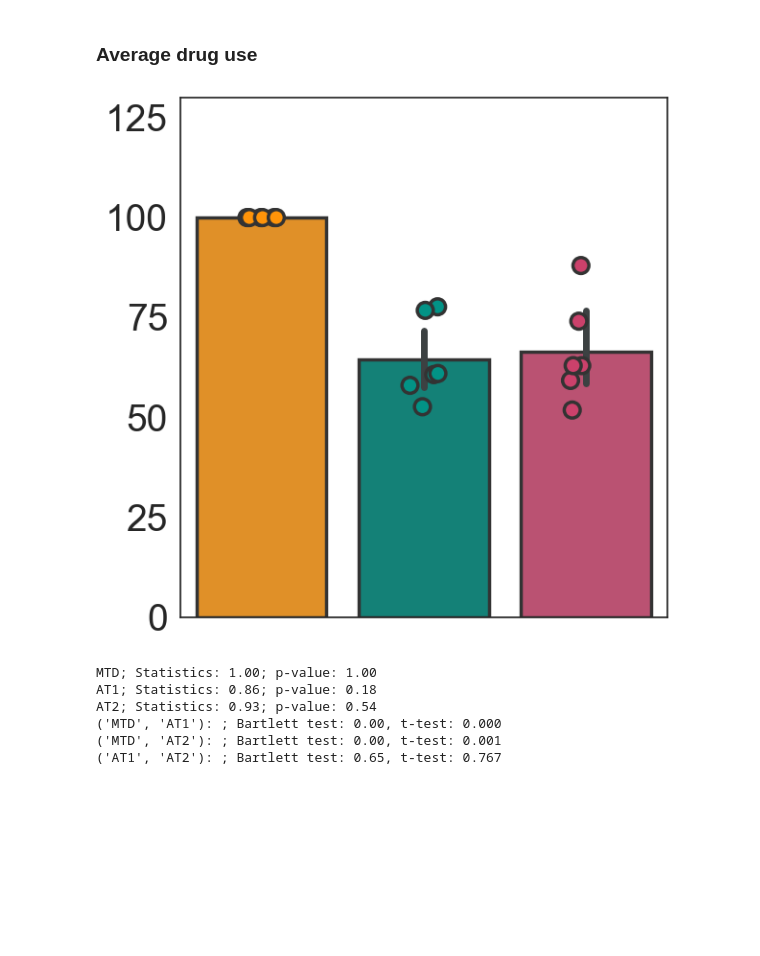
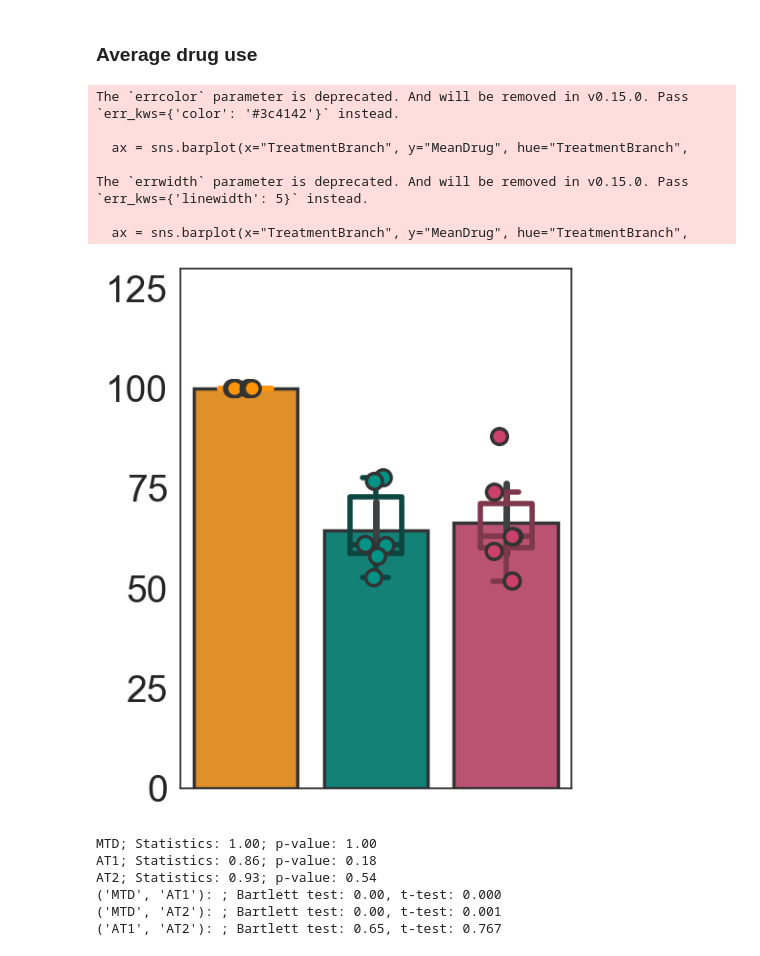
Before and after one commit to MathOnco/PARPi_Model, a Jupyter notebook: jnb_figure6.ipynb, the cells around one changed output. Saved outputs shown, nothing was run; the diff lists cells and outputs as text; code cells hidden in the pictures; blank space fills up the shorter version.

Commit message:
Changed bar plots to box plots according to Cell System requirements.

```diff
--- a/jnb_figure6.ipynb
+++ b/jnb_figure6.ipynb
@@ -84,11 +84,12 @@ algorithmSpecsDic = {"AT1":{'atThreshold':0., 'doseList':[0,12.5,25,50,100],
 # %%
 tmpDfList = []
 tmpDicList = []
+tmpDrugList = []
 for algorithm in list(algorithmSpecsDic.keys()):
     # Simulate
     atToProfile = algorithm if algorithm!="CT" else "AT1"
     tmpDf, trajectoriesMat = compute_confidenceInterval_prediction(fitObj=fitObj,
-                                                 bootstrapResultsDf=treatmentModelBootstrapsDf[:25],#[:n_bootstraps],xxx
+                                                 bootstrapResultsDf=treatmentModelBootstrapsDf[:n_bootstraps],
                                                  atToProfile=atToProfile,
                                                  at_kws=algorithmSpecsDic[algorithm],
                                                  initialConditionsList={"P0":(1-fA)*n0, "A0":fA*n0},
@@ -108,11 +109,17 @@ for algorithm in list(algorithmSpecsDic.keys()):
                                                        (1 - ci_significanceLevel) * 100 / 2),
                        "CI_Upper_Bound": np.percentile(meanDrugUseDistribution,
                                                        (ci_significanceLevel + (1 - ci_significanceLevel) / 2) * 100)})
+    tmpDrugList.append(pd.DataFrame({"Algorithm":[algorithm for x in range(n_bootstraps)],
+                        "BootstrapId":np.arange(n_bootstraps),
+                        "MeanDrugUse":meanDrugUseDistribution}))
 modelPredictionsDf = pd.concat(tmpDfList)
 cumDrugDataDf = pd.DataFrame(tmpDicList)
 cumDrugDataDf['Algorithm'] = pd.Categorical(cumDrugDataDf['Algorithm'], ordered=True,
                                             categories=["CT", "AT1", "AT2"])
 cumDrugDataDf = cumDrugDataDf.sort_values(by="Algorithm")
+drugDistDataDf = pd.concat(tmpDrugList)
+drugDistDataDf['Algorithm'] = pd.Categorical(drugDistDataDf['Algorithm'], ordered=True,
+                                            categories=["CT", "AT1", "AT2"])
 # %% [markdown]
 ### Plot
 # %%
@@ -365,29 +396,55 @@ for i,txName in enumerate(['MTD','AT1','AT2']):
 
 cumDrugDataDf = pd.DataFrame(tmpDicList)
 # %%
-plt.figure(figsize=(6,6)) #(7.5,6)
-ax = sns.barplot(x="TreatmentBranch", y="MeanDrug",
-                 edgecolor=".2",linewidth=2.5,
+plt.figure(figsize=(5,6)) #(7.5,6)
+ax = sns.barplot(x="TreatmentBranch", y="MeanDrug", hue="TreatmentBranch",
+                 edgecolor=".2",linewidth=2.5, zorder=0,
                  errwidth=5, errcolor=sns.xkcd_rgb["charcoal grey"],
                  palette=myColourPlatte,
                  data=cumDrugDataDf)
-ax = sns.stripplot(x="TreatmentBranch", y="MeanDrug",
-                 edgecolor=".2",linewidth=2.5,s=12,
+# sns.barplot(x="Algorithm", y="MLE_Use",
+#                  edgecolor=".2",linewidth=2.5, width=0.7, linestyle="-",
+#                  palette=myColourPlatte, zorder=0,
+#                  data=cumDrugDataDf, ax=ax)
+# ax = sns.boxplot(x="TreatmentBranch", y="MeanDrug",
+#                  linewidth=3.5, width=0.8, fliersize=False, # turn off outliers since plotting data below
+#                  palette=myColourPlatte_dark,
+#                  data=cumDrugDataDf)
+
+# ax = sns.boxplot(x="TreatmentBranch", y="MeanDrug",
+#                  linewidth=3.5, width=0.5, fliersize=False, # turn off outliers since plotting data below
+#                  palette=myColourPlatte_dark,
+#                  data=cumDrugDataDf)
+sns.boxplot(x="TreatmentBranch", y="MeanDrug", hue="TreatmentBranch",
+            linewidth=4, width=0.4, fliersize=False, # turn off outliers since plotting data next
+            fill=False, #color="k",
+            palette=myColourPlatte_dark,
+            notch=False, zorder=10,
+            data=cumDrugDataDf, ax=ax)
+ax = sns.stripplot(x="TreatmentBranch", y="MeanDrug", hue="TreatmentBranch",
+                 edgecolor=".2",linewidth=2.5,s=12,zorder=20,
 #                  errwidth=5, errcolor=sns.xkcd_rgb["charcoal grey"],
                  palette=myColourPlatte,
                  data=cumDrugDataDf)
 ax.set_ylim(0,130)
 ax.set_ylabel("")
 ax.set_xlabel(r"")
 ax.set_xticklabels([])
 ax.set_yticklabels([0,25,50,75,100,125])
 # sns.despine(offset=5, trim=True)
 plt.tick_params(labelsize=28)
 plt.xticks(rotation=315)
 plt.tight_layout()
 plt.savefig("figures/inVivoData_meanDrug_oc3.pdf")
 # %% [output]
+The `errcolor` parameter is deprecated. And will be removed in v0.15.0. Pass `err_kws={'color': '#3c4142'}` instead.
+
+  ax = sns.barplot(x="TreatmentBranch", y="MeanDrug", hue="TreatmentBranch",
+
+The `errwidth` parameter is deprecated. And will be removed in v0.15.0. Pass `err_kws={'linewidth': 5}` instead.
+
+  ax = sns.barplot(x="TreatmentBranch", y="MeanDrug", hue="TreatmentBranch",
-[figure, old version]
+[figure, new version]
 # %%
 # Statistics.
 # Shapiro-Wilk test for normality
```
Also changed, not shown: parts of 3 cells of this notebook, 2 other files.
